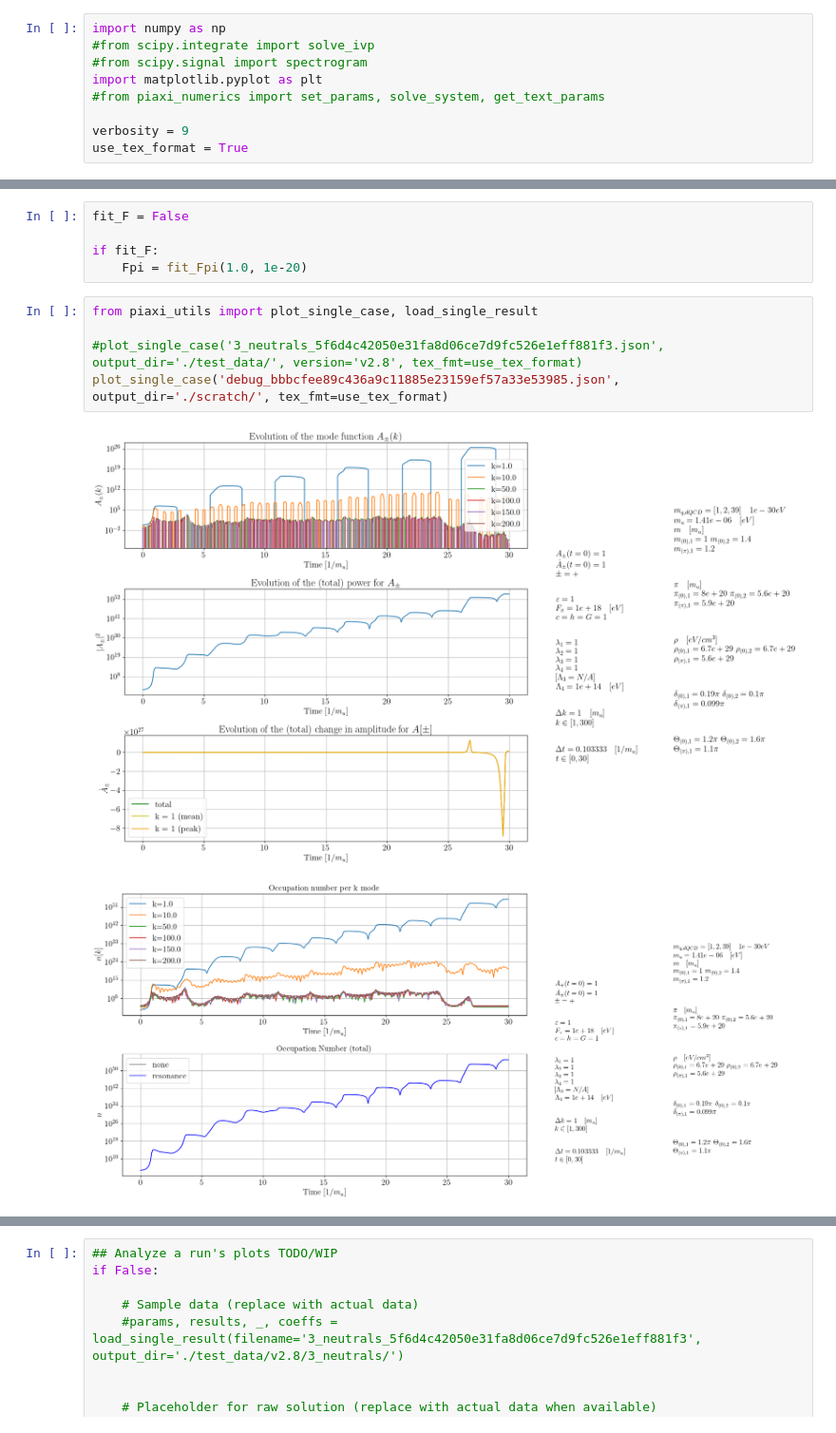
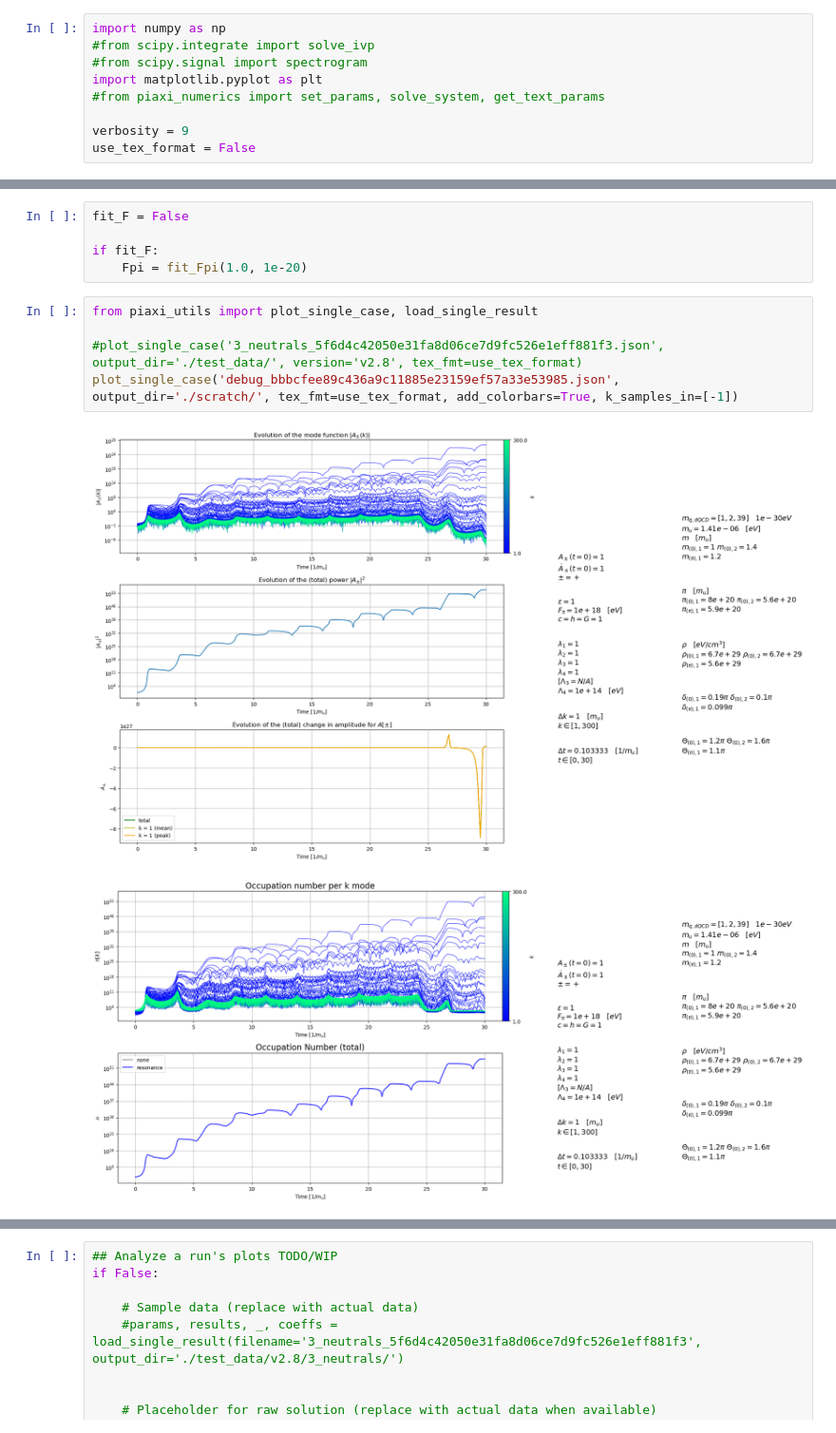
Before and after one commit to LoaneShark/pyAxiverse, a Jupyter notebook: param-analysis.ipynb, the cells around one changed output, grey strips where cells are left out. Shown at 95% size. Drawn from its saved outputs; the diff is of its cells as text.

Commit message:
Colorbar plot support

```diff
--- a/param-analysis.ipynb
+++ b/param-analysis.ipynb
@@ -6,7 +6,7 @@ import matplotlib.pyplot as plt
 #from piaxi_numerics import set_params, solve_system, get_text_params
 
 verbosity = 9
-use_tex_format = True
+use_tex_format = False
 # %%
 # LaTeX Formatting for Plots
 if use_tex_format:
@@ -78,8 +78,8 @@ if fit_F:
 # %%
 from piaxi_utils import plot_single_case, load_single_result
 
 #plot_single_case('3_neutrals_5f6d4c42050e31fa8d06ce7d9fc526e1eff881f3.json', output_dir='./test_data/', version='v2.8', tex_fmt=use_tex_format)
-plot_single_case('debug_bbbcfee89c436a9c11885e23159ef57a33e53985.json', output_dir='./scratch/', tex_fmt=use_tex_format)
+plot_single_case('debug_bbbcfee89c436a9c11885e23159ef57a33e53985.json', output_dir='./scratch/', tex_fmt=use_tex_format, add_colorbars=True, k_samples_in=[-1])
 # %% [output]
-[figure, old version]
+[figure, new version]
-[figure, old version]
+[figure, new version]
```
Also changed, not shown: parts of 10 cells of this notebook, 2 other files.
